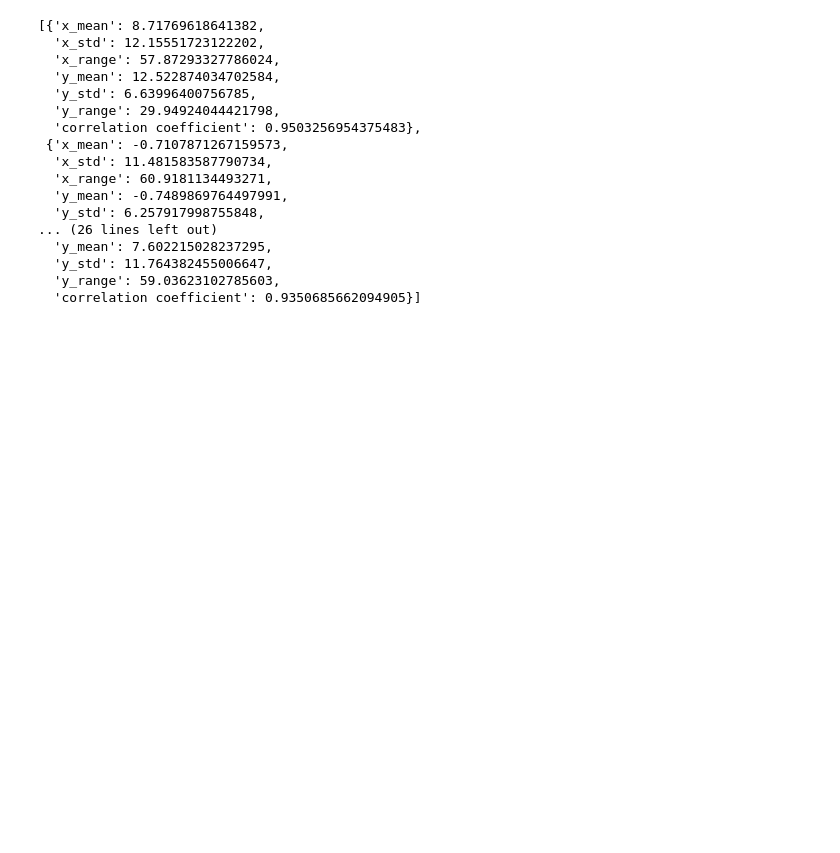
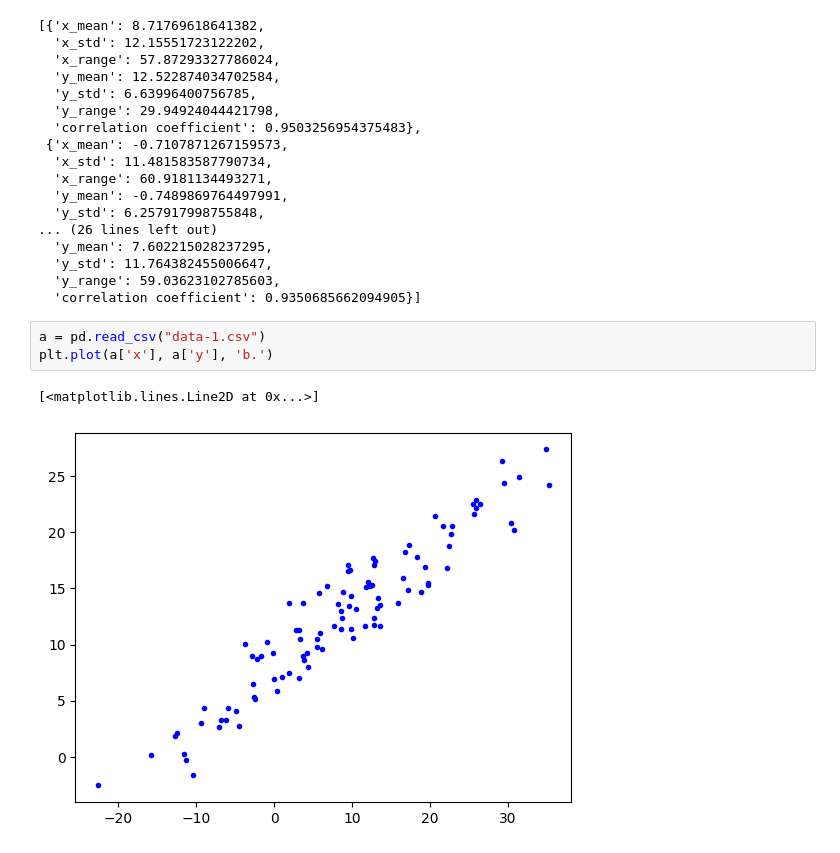
Before and after one commit to ebarylko/cmpt-353, a Jupyter notebook: assignment-5/summary.ipynb, the cells around one changed output. Drawn from its saved outputs; the diff is of its cells as text; blank space fills up the shorter version.

Commit message:
Added description of graphs

```diff
--- a/assignment-5/summary.ipynb
+++ b/assignment-5/summary.ipynb
@@ -51,3 +52,9 @@ list(map(read_csv_and_calc_statistics, all_names))
   'y_std': 11.764382455006647,
   'y_range': 59.03623102785603,
   'correlation coefficient': 0.9350685662094905}]
+# %%
+a = pd.read_csv("data-1.csv")
+plt.plot(a['x'], a['y'], 'b.')
+# %% [output]
+[<matplotlib.lines.Line2D at 0x...>]
+[figure, added]
```
Also changed, not shown: parts of 6 cells of this notebook, 1 other file.
